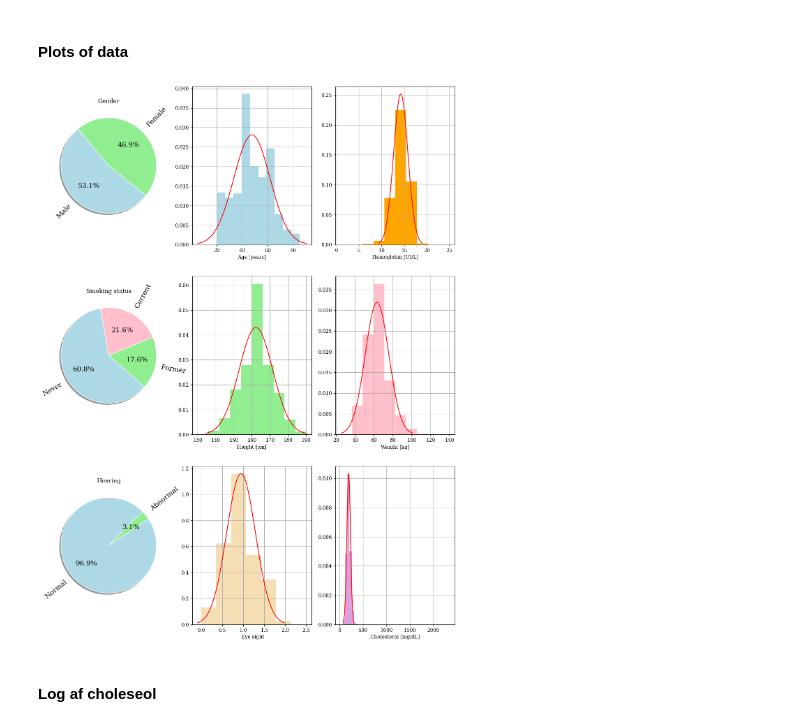
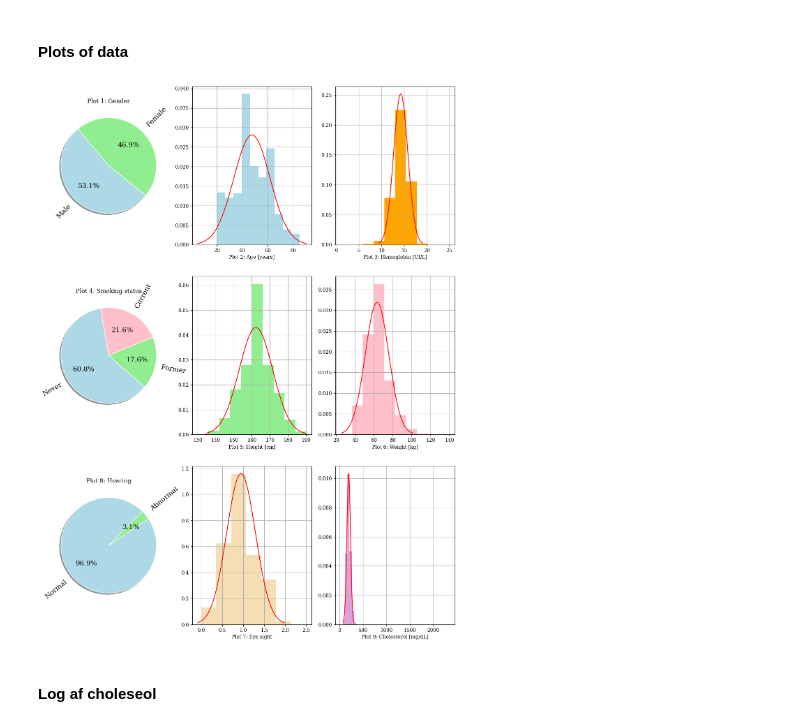
Before and after one commit to CarlaZdravkovicHugod/MLProject1, a Jupyter notebook: viz.ipynb, the cells around one changed output. Saved outputs shown, nothing was run; the diff lists cells and outputs as text; code cells hidden in the pictures.

```diff
--- a/viz.ipynb
+++ b/viz.ipynb
@@ -73,7 +73,7 @@ sigma1 = np.std(raw_data[:, 2])
 x1 = np.linspace(mu1 - 3*sigma1, mu1 + 3*sigma1, 100)
 plt.subplot(3,3,2)
 plt.hist(raw_data[:, 2], density=True, color='lightblue', bins = 10)
-plt.xlabel('Age [years]')
+plt.xlabel('Plot 2: Age [years]')
 plt.grid()
 plt.plot(x1, stats.norm.pdf(x1, mu1, sigma1), color='red')
 
@@ -89,7 +89,7 @@ plt.plot(1, int(v1), 1)
 plt.pie(sex, labels = ['Male', 'Female'], colors = ['lightblue', 'lightgreen'], autopct='%1.1f%%',
 startangle=130,
 wedgeprops={"linewidth": 1, "edgecolor": "white",'antialiased':True}, textprops={'fontsize': 14}, shadow=True, rotatelabels=True)
-plt.title('Gender')
+plt.title('Plot 1: Gender')
 
 
 # plot 3: hemoglobin
@@ -98,7 +98,7 @@ sigma2 = np.std(raw_data[:,17])
 x2 = np.linspace(mu2 - 3*sigma2, mu2 + 3*sigma2, 100)
 plt.subplot(3,3,3)
 plt.hist(raw_data[:, 17], density=True, color='orange', bins = 10)
-plt.xlabel('Hemoglobin [UI/L]')
+plt.xlabel('Plot 3: Hemoglobin [UI/L]')
 plt.grid()
 plt.plot(x2, stats.norm.pdf(x2, mu2, sigma2), color='red')
 
@@ -117,7 +117,7 @@ plt.plot(1, int(v1), 1)
 plt.pie(sex, labels = atts, colors = ['lightblue', 'lightgreen', 'pink'], autopct='%1.1f%%',
 startangle=100,
 wedgeprops={"linewidth": 1, "edgecolor": "white",'antialiased':True}, textprops={'fontsize': 14}, shadow=True, rotatelabels=True)
-plt.title('Smoking status')
+plt.title('Plot 4: Smoking status')
 
 
 # plot 5: height raw_data[:,3]
@@ -126,7 +126,7 @@ sigma3 = np.std(raw_data[:,3])
 x3 = np.linspace(mu3 - 3*sigma3, mu3 + 3*sigma3, 100)
 plt.subplot(3,3,5)
 plt.hist(raw_data[:, 3], density=True, color='lightgreen')
-plt.xlabel('Height [cm]')
+plt.xlabel('Plot 5: Height [cm]')
 plt.grid()
 plt.plot(x3, stats.norm.pdf(x3, mu3, sigma3), color='red')
 
@@ -137,7 +137,7 @@ sigma4 = np.std(raw_data[:,4])
 x4 = np.linspace(mu4 - 3*sigma4, mu4 + 3*sigma4, 100)
 plt.subplot(3,3,6)
 plt.hist(raw_data[:, 4], density=True, color='pink', bins=10)
-plt.xlabel('Weight [kg]')
+plt.xlabel('Plot 6: Weight [kg]')
 plt.grid()
 plt.plot(x4, stats.norm.pdf(x4, mu4, sigma4), color='red')
 
@@ -156,7 +156,7 @@ x5 = np.linspace(mu5 - 3*sigma5, mu5 + 3*sigma5, 100)
 plt.subplot(3,3,8)
 plt.hist(sight_L, density=True, color='wheat', bins = 7)
 plt.hist(sight_R, density=True, color='wheat', bins = 7)
-plt.xlabel(' Eye sight')
+plt.xlabel('Plot 7: Eye sight')
 #plt.scatter(9.2,0.04, color='orange', marker='x')
 plt.grid()
 plt.plot(x5, stats.norm.pdf(x5, mu5, sigma5), color='red')
@@ -164,36 +164,36 @@ plt.plot(x5, stats.norm.pdf(x5, mu5, sigma5), color='red')
 
 # plot 8: hearing raw_data[:,8] left raw_data[:,9] right, very few with abnormaliti
 b = raw_data[:, 8]
 unique, counts = np.unique(b, return_counts=True)
 ones = counts[0]
 two = counts[1]
 atts = ['Normal', 'Abnormal']
 hear = [ones, two]
 plt.subplot(3,3,7)
 u1 = np.floor(np.sqrt(M)); v1 = np.ceil(float(M)/u1)
 plt.plot(1, int(v1), 1)
 plt.pie(hear, labels = atts, colors = ['lightblue', 'lightgreen'], autopct='%1.1f%%',
 startangle=45,
 wedgeprops={"linewidth": 1, "edgecolor": "white",'antialiased':True}, textprops={'fontsize': 14}, shadow=True, rotatelabels=True)
-plt.title('Hearing')
+plt.title('Plot 8: Hearing')
 
 
 # plot 9, chloesterol level total
 chol = raw_data[:,13]
 mu6 = np.mean(chol)
 sigma6 = np.std(chol)
 x6 = np.linspace(mu6 - 3*sigma6, mu6 + 3*sigma6, 100)
 plt.subplot(3,3,9)
 plt.hist(chol, density=True, color='plum', bins = 50)
-plt.xlabel('Cholesterol [mg/dL]')
+plt.xlabel('Plot 9: Cholesterol [mg/dL]')
 plt.grid()
 plt.plot(x6, stats.norm.pdf(x6, mu6, sigma6), color='red')
 
 
 
 plt.show()
 # %% [output]
-[figure, old version]
+[figure, new version]
 # %% [markdown]
 #### Log af choleseol
 # %%
```
Also changed, not shown: parts of 13 cells of this notebook.
